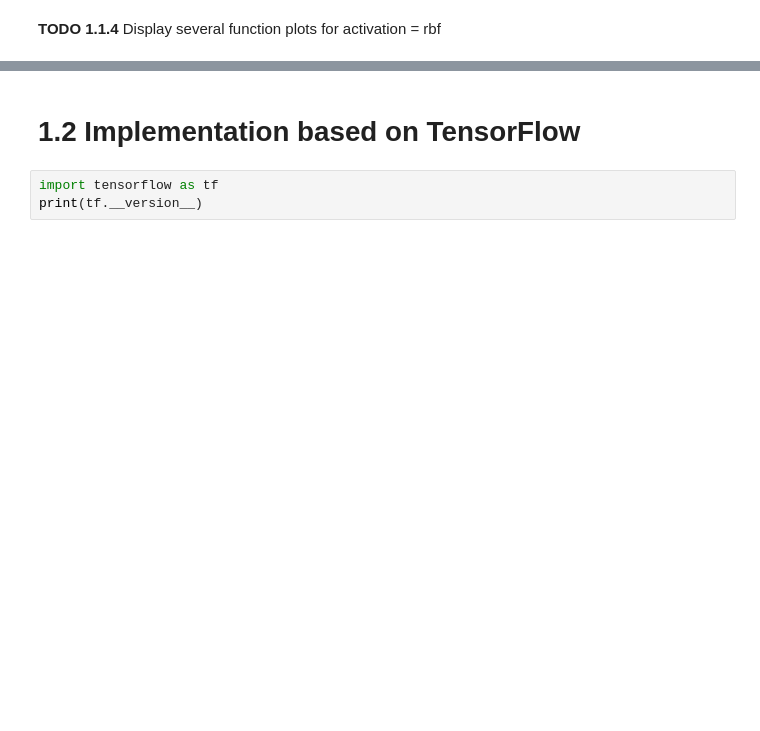
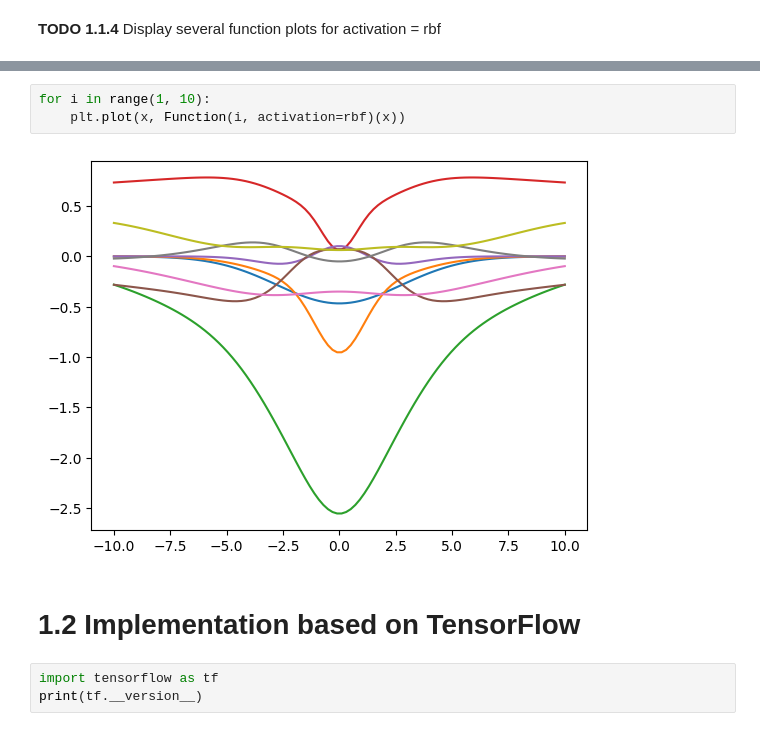
Before and after one commit to Iriide/Computational-Intelligence, a Jupyter notebook: lab01/CI_2025_assignment_1.ipynb, the cells around one changed output, grey strips where cells are left out. Cells and saved outputs as stored; diff of their text form; blank space fills up the shorter version.

```diff
--- a/lab01/CI_2025_assignment_1.ipynb
+++ b/lab01/CI_2025_assignment_1.ipynb
@@ -112,3 +112,8 @@ plt.legend()
+# %%
+for i in range(1, 10):
+    plt.plot(x, Function(i, activation=rbf)(x))
+# %% [output]
+[figure, added]
 # %% [markdown]
 # 1.2 Implementation based on TensorFlow
 # %%
```
Also changed, not shown: parts of 37 cells of this notebook.
